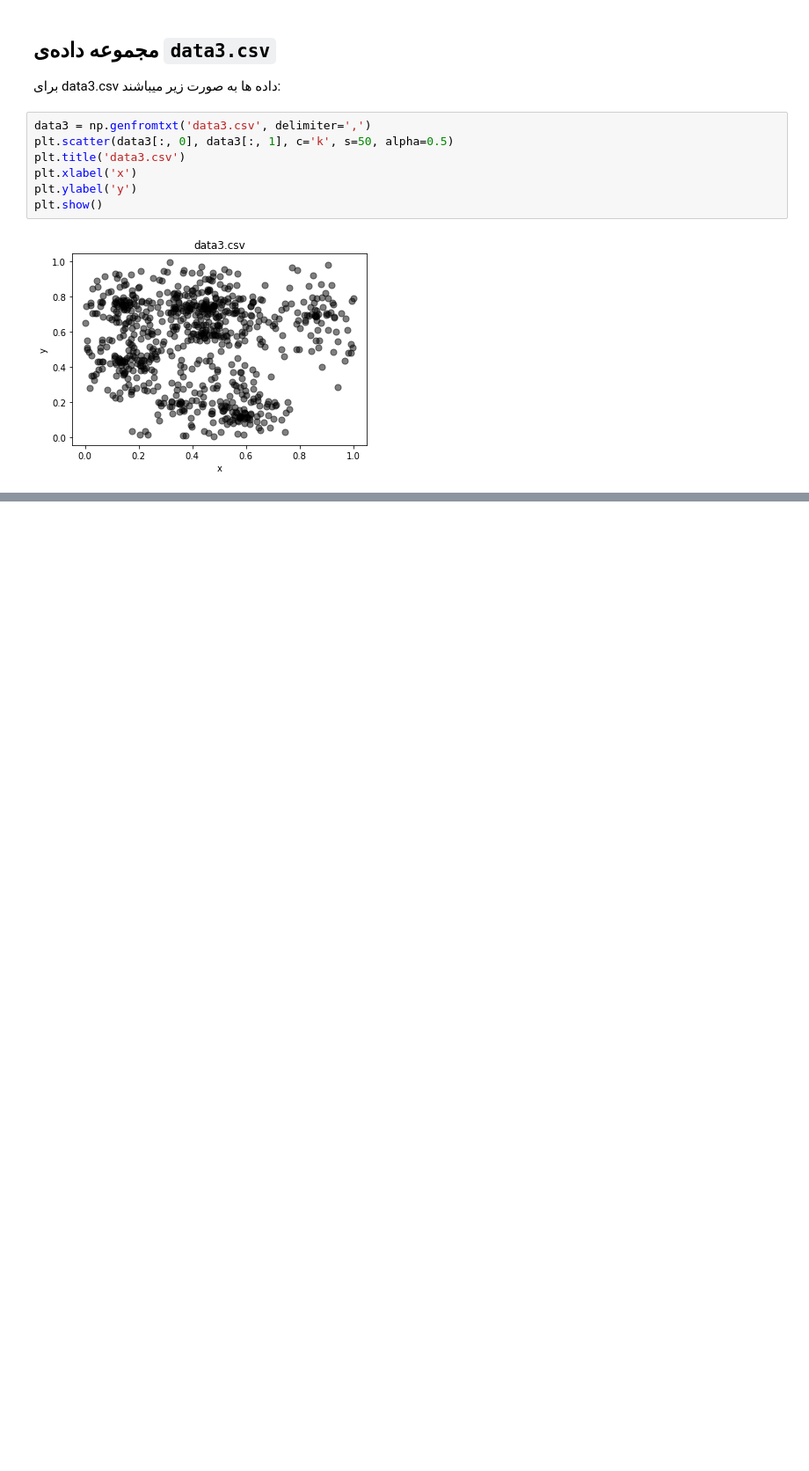
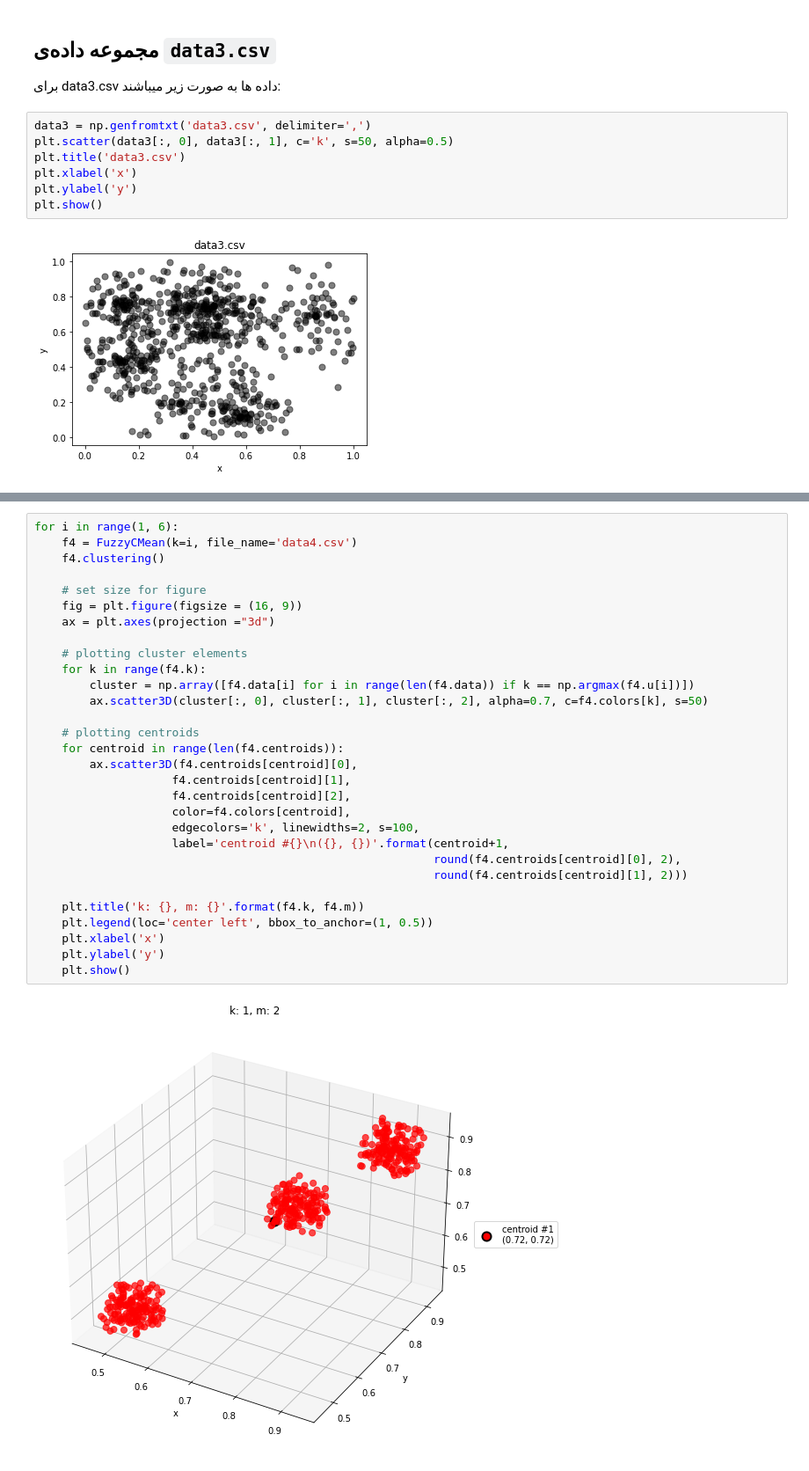
Before and after one commit to amir78729/Computational-Intelligence-Projects, a Jupyter notebook: 2/9731096_CI_P2.ipynb, the cells around one changed output, grey strips where cells are left out. Shown at 88% size. Cells and saved outputs as stored; diff of their text form; blank space fills up the shorter version.

```diff
--- a/2/9731096_CI_P2.ipynb
+++ b/2/9731096_CI_P2.ipynb
@@ -186,0 +222,32 @@ for i in range(1, 6):
+# %%
+for i in range(1, 6):
+    f4 = FuzzyCMean(k=i, file_name='data4.csv')
+    f4.clustering()
+
+    # set size for figure
+    fig = plt.figure(figsize = (16, 9))
+    ax = plt.axes(projection ="3d")
+
+    # plotting cluster elements
+    for k in range(f4.k):
+        cluster = np.array([f4.data[i] for i in range(len(f4.data)) if k == np.argmax(f4.u[i])])
+        ax.scatter3D(cluster[:, 0], cluster[:, 1], cluster[:, 2], alpha=0.7, c=f4.colors[k], s=50)
+
+    # plotting centroids
+    for centroid in range(len(f4.centroids)):
+        ax.scatter3D(f4.centroids[centroid][0],
+                    f4.centroids[centroid][1],
+                    f4.centroids[centroid][2],
+                    color=f4.colors[centroid],
+                    edgecolors='k', linewidths=2, s=100,
+                    label='centroid #{}\n({}, {})'.format(centroid+1,
+                                                          round(f4.centroids[centroid][0], 2),
+                                                          round(f4.centroids[centroid][1], 2)))
+
+    plt.title('k: {}, m: {}'.format(f4.k, f4.m))
+    plt.legend(loc='center left', bbox_to_anchor=(1, 0.5))
+    plt.xlabel('x')
+    plt.ylabel('y')
+    plt.show()
+# %% [output]
+[figure, added]
```
Also changed, not shown: parts of 7 cells of this notebook, 1 other file.
